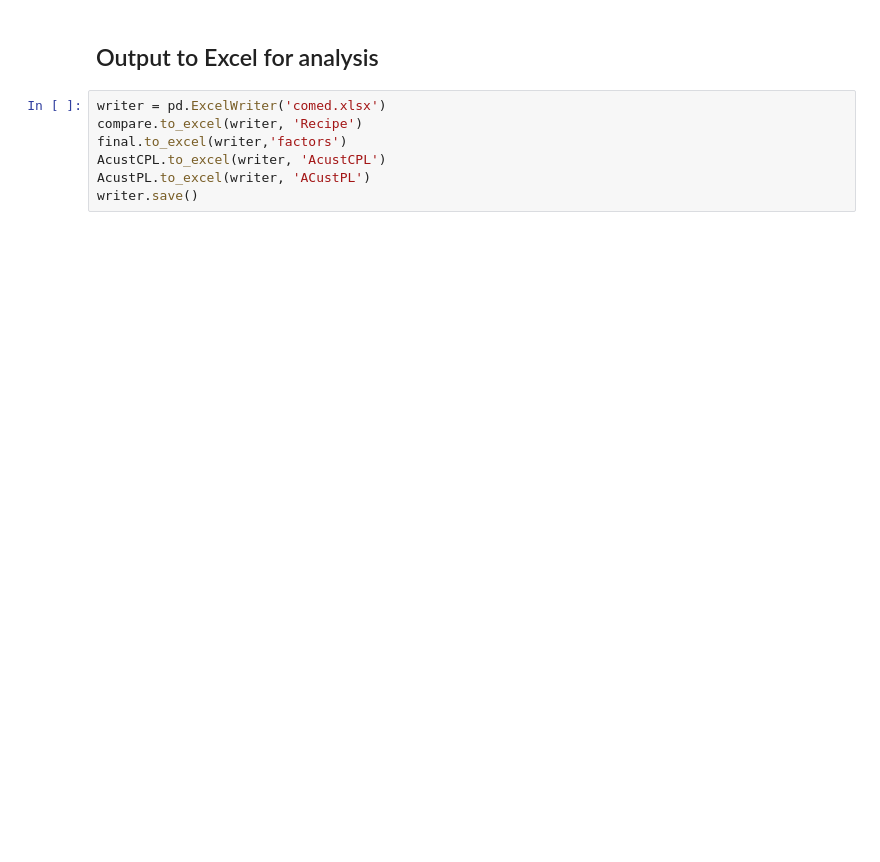
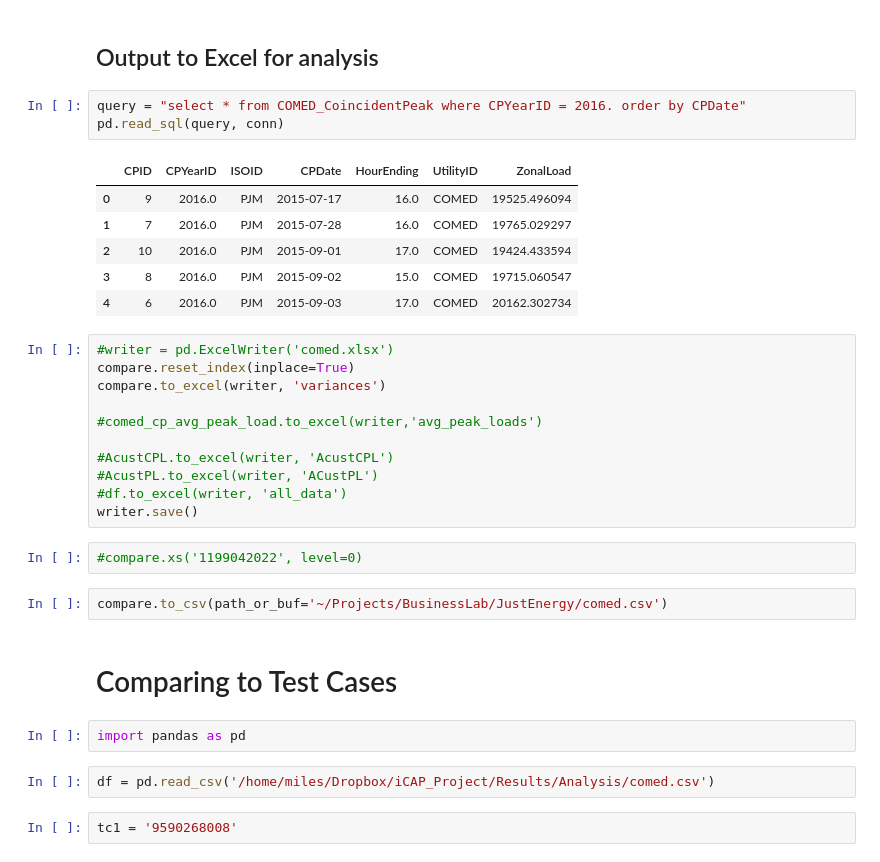
Before and after one commit to mileshill/jeapi, a Jupyter notebook: COMED.ipynb, the cells around one changed output. Cells and saved outputs as stored; diff of their text form; blank space fills up the shorter version.

```diff
--- a/COMED.ipynb
+++ b/COMED.ipynb
@@ -333,9 +421,35 @@ compare['1KW'] = compare.apply(one_kw, axis=1)
 # %% [markdown]
 ## Output to Excel for analysis
+# %%
+query = "select * from COMED_CoincidentPeak where CPYearID = 2016. order by CPDate"
+pd.read_sql(query, conn)
+# %% [output]
+|  | CPID | CPYearID | ISOID | CPDate | HourEnding | UtilityID | ZonalLoad |
+| 0 | 9 | 2016.0 | PJM | 2015-07-17 | 16.0 | COMED | 19525.496094 |
+| 1 | 7 | 2016.0 | PJM | 2015-07-28 | 16.0 | COMED | 19765.029297 |
+| 2 | 10 | 2016.0 | PJM | 2015-09-01 | 17.0 | COMED | 19424.433594 |
+| 3 | 8 | 2016.0 | PJM | 2015-09-02 | 15.0 | COMED | 19715.060547 |
+| 4 | 6 | 2016.0 | PJM | 2015-09-03 | 17.0 | COMED | 20162.302734 |
 # %%
-writer = pd.ExcelWriter('comed.xlsx')
-compare.to_excel(writer, 'Recipe')
-final.to_excel(writer,'factors')
-AcustCPL.to_excel(writer, 'AcustCPL')
-AcustPL.to_excel(writer, 'ACustPL')
+#writer = pd.ExcelWriter('comed.xlsx')
+compare.reset_index(inplace=True)
+compare.to_excel(writer, 'variances')
+
+#comed_cp_avg_peak_load.to_excel(writer,'avg_peak_loads')
+
+#AcustCPL.to_excel(writer, 'AcustCPL')
+#AcustPL.to_excel(writer, 'ACustPL')
+#df.to_excel(writer, 'all_data')
 writer.save()
+# %%
+#compare.xs('1199042022', level=0)
+# %%
+compare.to_csv(path_or_buf='~/Projects/BusinessLab/JustEnergy/comed.csv')
+# %% [markdown]
+# Comparing to Test Cases
+# %%
+import pandas as pd
+# %%
+df = pd.read_csv('/home/miles/Dropbox/iCAP_Project/Results/Analysis/comed.csv')
+# %%
+tc1 = '9590268008'
```
Also changed, not shown: parts of 67 cells of this notebook, 45 other files.
